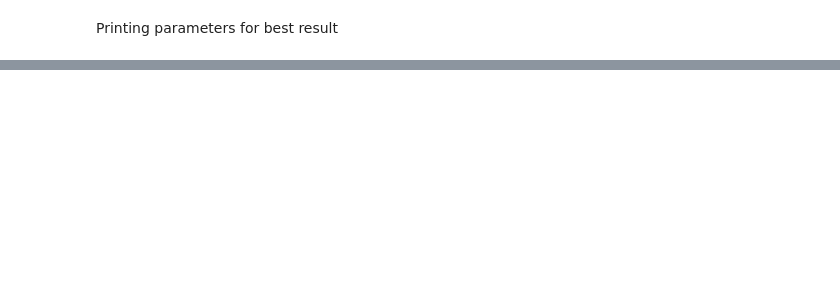
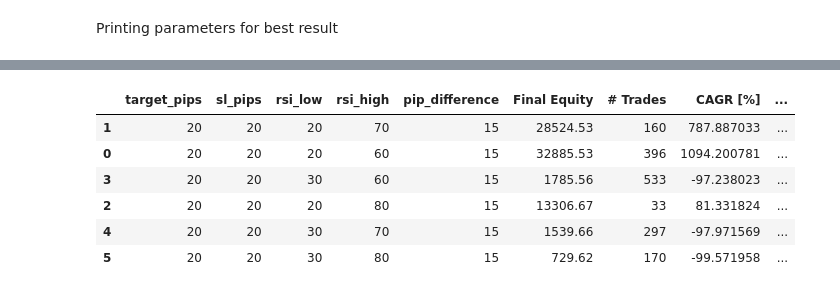
Before and after one commit to shiwangupadhyay/5_min_XAUUSD_strategy, a Jupyter notebook: 5_min_XAUUSD_strategy.ipynb, the cells around one changed output, grey strips where cells are left out. Cells and saved outputs as stored; diff of their text form; code cells hidden in the pictures; blank space fills up the shorter version.

```diff
--- a/5_min_XAUUSD_strategy.ipynb
+++ b/5_min_XAUUSD_strategy.ipynb
@@ -244 +247,12 @@ best_result
 dtype: float64
+# %%
+results_df = results_df.sort_values(by='Win Rate [%]', ascending=False)
+results_df.head(50)
+# %% [output]
+|  | target_pips | sl_pips | rsi_low | rsi_high | pip_difference | Final Equity | # Trades | CAGR [%] | ... |
+| 1 | 20 | 20 | 20 | 70 | 15 | 28524.53 | 160 | 787.887033 | ... |
+| 0 | 20 | 20 | 20 | 60 | 15 | 32885.53 | 396 | 1094.200781 | ... |
+| 3 | 20 | 20 | 30 | 60 | 15 | 1785.56 | 533 | -97.238023 | ... |
+| 2 | 20 | 20 | 20 | 80 | 15 | 13306.67 | 33 | 81.331824 | ... |
+| 4 | 20 | 20 | 30 | 70 | 15 | 1539.66 | 297 | -97.971569 | ... |
+| 5 | 20 | 20 | 30 | 80 | 15 | 729.62 | 170 | -99.571958 | ... |
```
Also changed, not shown: parts of 7 cells of this notebook.
